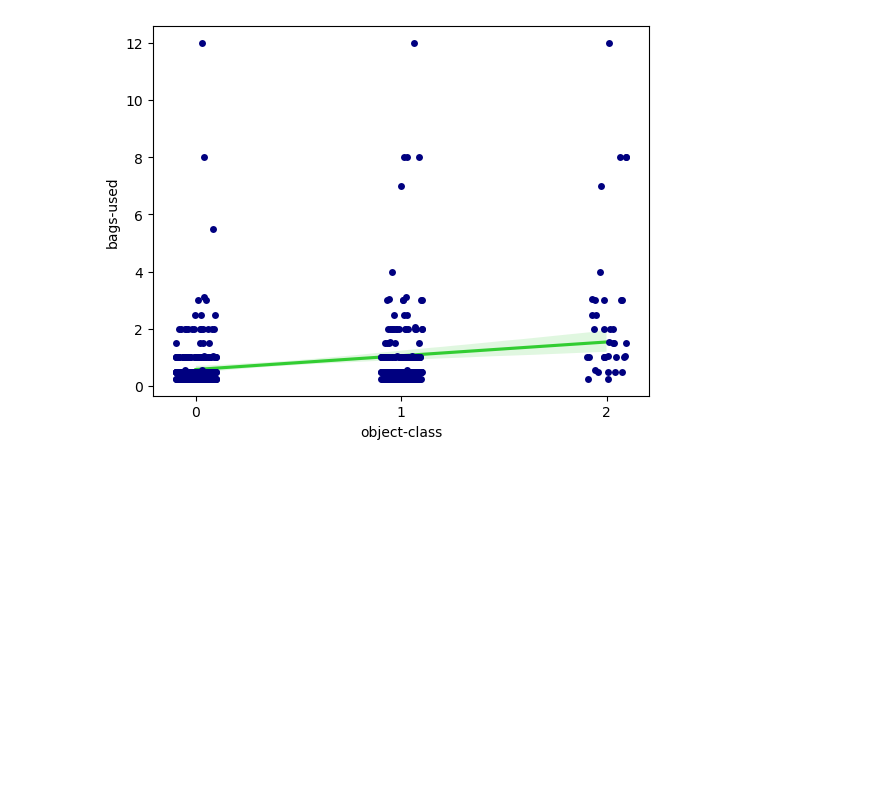
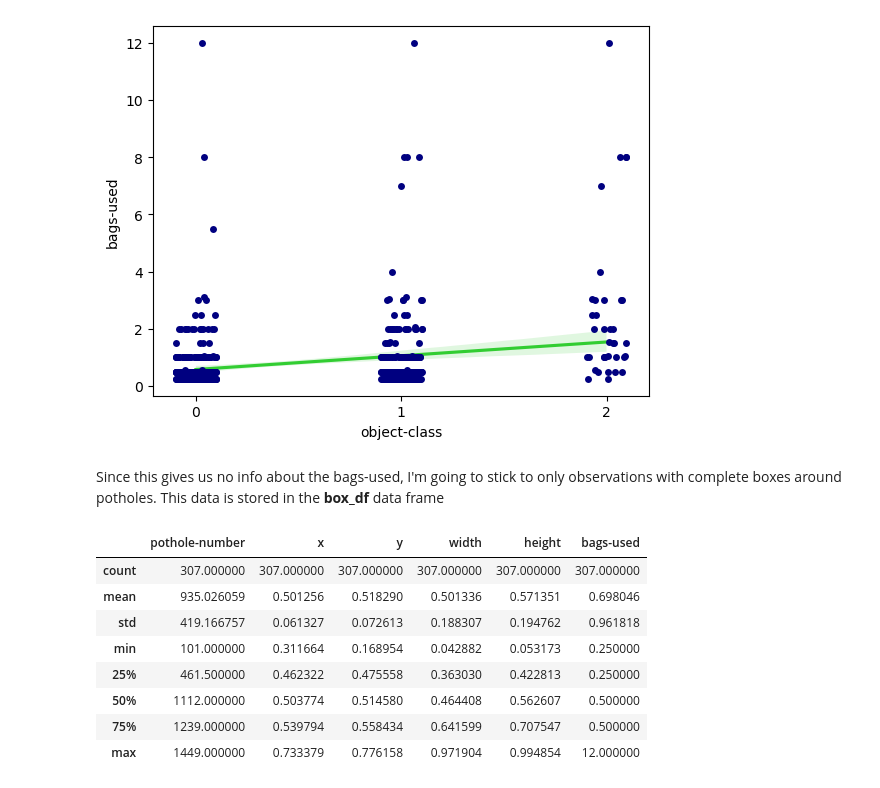
Before and after one commit to TomDevHub/ATDC, a Jupyter notebook: AlbertDataExploration.ipynb, the cells around one changed output. Drawn from its saved outputs; the diff is of its cells as text; code cells hidden in the pictures; blank space fills up the shorter version.

```diff
--- a/AlbertDataExploration.ipynb
+++ b/AlbertDataExploration.ipynb
@@ -116,3 +125,17 @@ sns.regplot(data=df, x='object-class', y='bags-used', scatter=False, color='lime
 plt.show()
 # %% [output]
 [figure]
+# %% [markdown]
+Since this gives us no info about the bags-used, I'm going to stick to only observations with complete boxes around potholes. This data is stored in the **box_df** data frame
+# %%
+box_df.describe()
+# %% [output]
+|  | pothole-number | x | y | width | height | bags-used |
+| count | 307.000000 | 307.000000 | 307.000000 | 307.000000 | 307.000000 | 307.000000 |
+| mean | 935.026059 | 0.501256 | 0.518290 | 0.501336 | 0.571351 | 0.698046 |
+| std | 419.166757 | 0.061327 | 0.072613 | 0.188307 | 0.194762 | 0.961818 |
+| min | 101.000000 | 0.311664 | 0.168954 | 0.042882 | 0.053173 | 0.250000 |
+| 25% | 461.500000 | 0.462322 | 0.475558 | 0.363030 | 0.422813 | 0.250000 |
+| 50% | 1112.000000 | 0.503774 | 0.514580 | 0.464408 | 0.562607 | 0.500000 |
+| 75% | 1239.000000 | 0.539794 | 0.558434 | 0.641599 | 0.707547 | 0.500000 |
+| max | 1449.000000 | 0.733379 | 0.776158 | 0.971904 | 0.994854 | 12.000000 |
```
Also changed, not shown: parts of 7 cells of this notebook, 1 other file.
